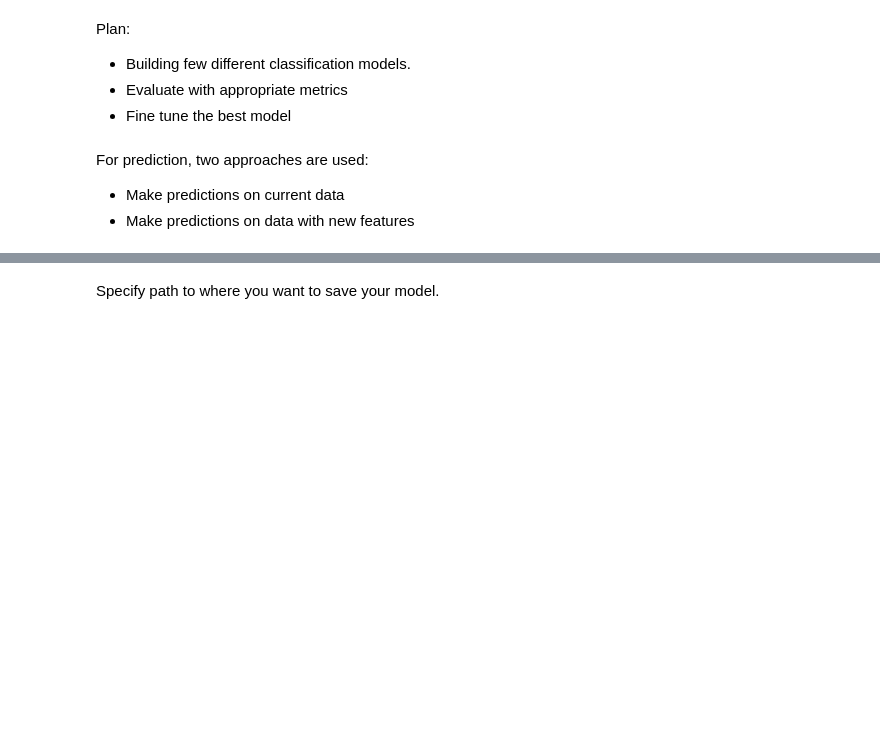
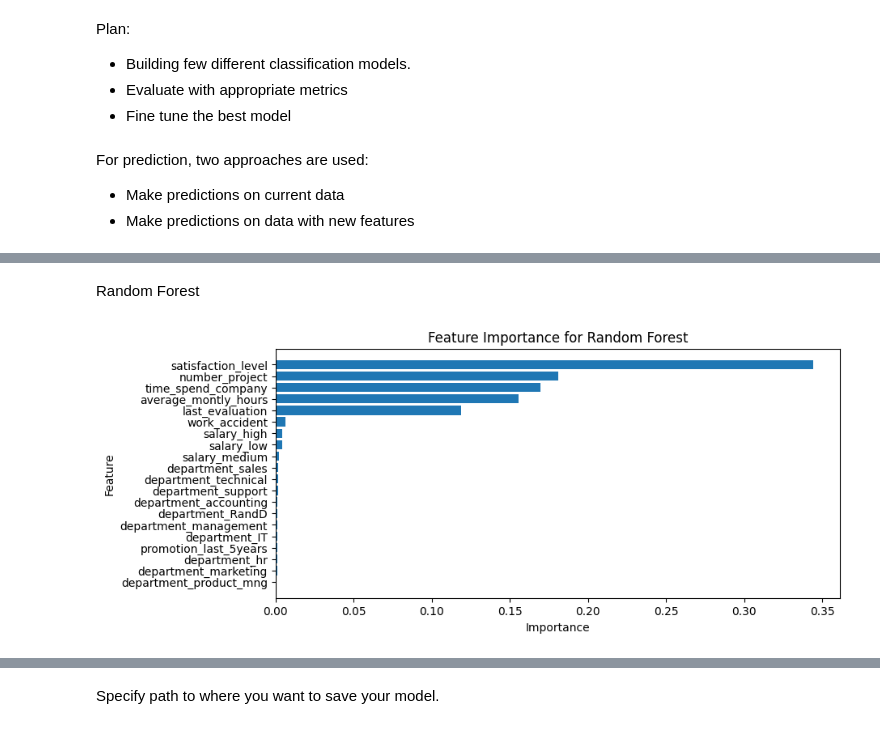
Before and after one commit to voknerog/google_advanced_certification_project, a Jupyter notebook: project.ipynb, the cells around one changed output, grey strips where cells are left out. Saved outputs shown, nothing was run; the diff lists cells and outputs as text; code cells hidden in the pictures; blank space fills up the shorter version.

```diff
--- a/project.ipynb
+++ b/project.ipynb
@@ -611,0 +494,3 @@ GridSearchCV(cv=4, error_score=nan,
+# %%
+X = df.drop(columns=['left'],axis=1)
+y = df['left']
@@ -611,0 +723,18 @@ GridSearchCV(cv=4, error_score=nan,
+# %%
+# Random Forest
+
+param_grid = {
+    'n_estimators': [10, 50, 100, 200],
+    'max_features': ['auto', 'sqrt', 'log2'],
+    'max_depth': [None, 10, 20, 30, 40, 50],
+    'min_samples_split': [2, 5, 10],
+    'min_samples_leaf': [1, 2, 4],
+    'bootstrap': [True, False]
+}
+
+clf = RandomForestClassifier()
+grid = GridSearchCV(clf, param_grid, verbose=1, cv=3, n_jobs=-1)
+grid.fit(X_train, y_train)
+
+print(f'Best parameters found by grid search are: {grid.best_params_}')
+print(f'Best score: {grid.best_score_}')
@@ -611,0 +775,24 @@ GridSearchCV(cv=4, error_score=nan,
+# %% [markdown]
+Random Forest
+# %%
+# Create new df with feature importaces
+importance_rf = clf_rf.feature_importances_
+feature_names = X_train.columns
+feature_importance_df = pd.DataFrame({
+    'Feature': feature_names,
+    'Importance': importance_rf
+})
+
+#Sort values
+feature_importance_df = feature_importance_df.sort_values(by="Importance", ascending=False)
+
+#Plot graph
+plt.figure(figsize=(9, 4))
+plt.barh(feature_importance_df['Feature'], feature_importance_df['Importance'])
+plt.xlabel('Importance')
+plt.ylabel('Feature')
+plt.title('Feature Importance for Random Forest')
+plt.gca().invert_yaxis()
+plt.show()
+# %% [output]
+[figure, added]
```
Also changed, not shown: parts of 167 cells of this notebook.
